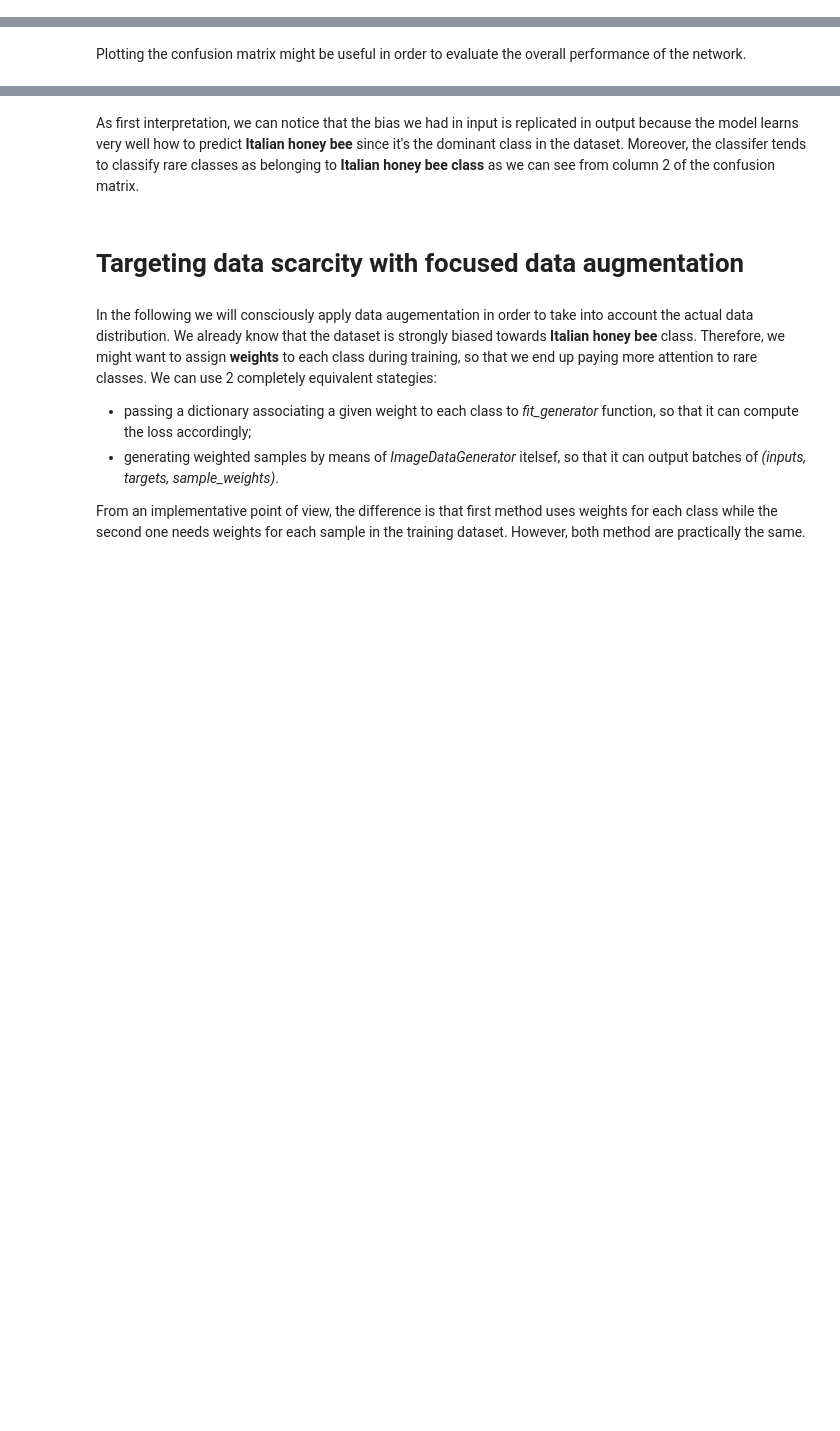
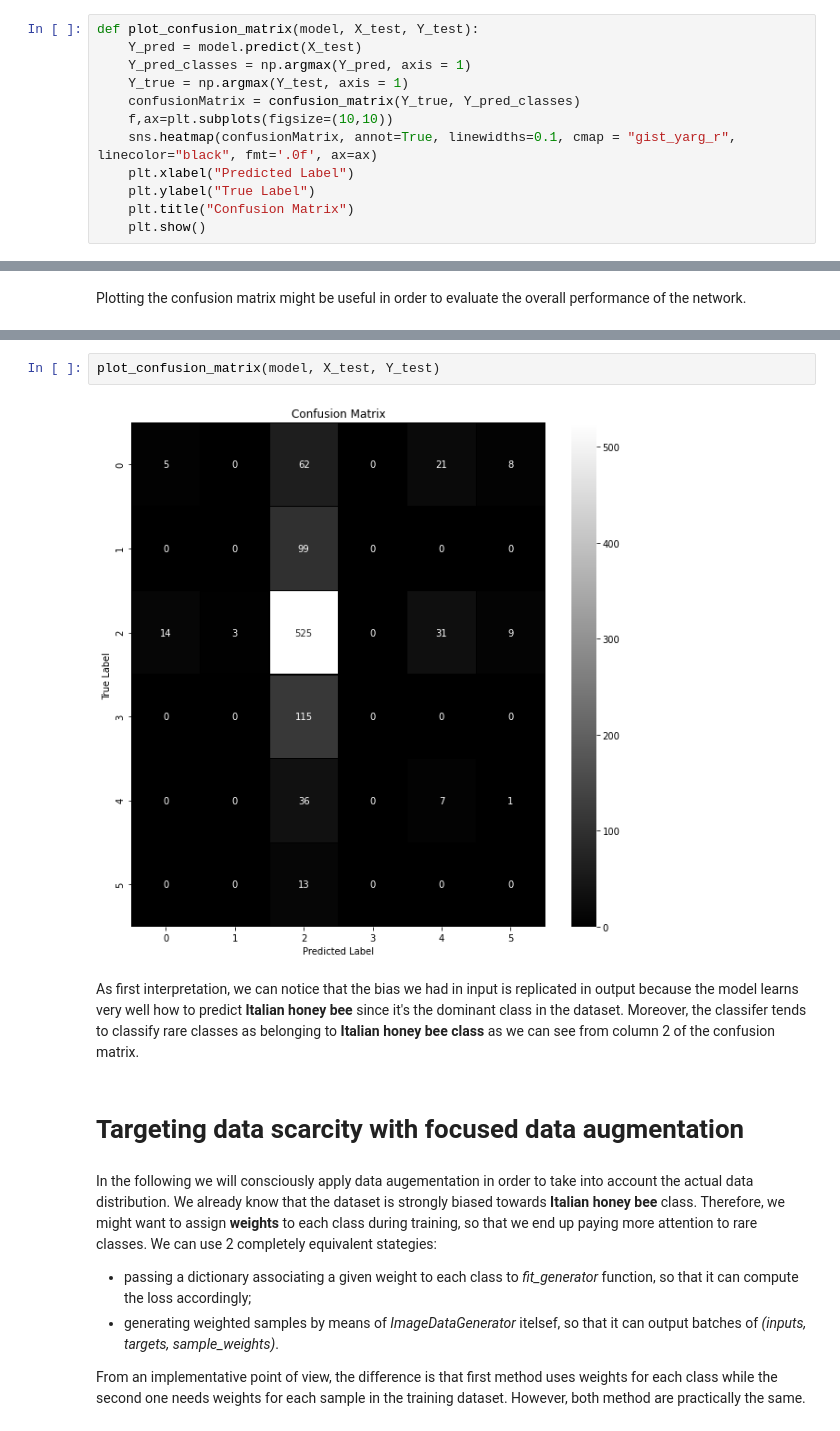
Before and after one commit to altrimentidetto/beeloving, a Jupyter notebook: Implementation/CNN_for_single_bee_recognition.ipynb, the cells around one changed output, grey strips where cells are left out. Drawn from its saved outputs; the diff is of its cells as text; blank space fills up the shorter version.

```diff
--- a/Implementation/CNN_for_single_bee_recognition.ipynb
+++ b/Implementation/CNN_for_single_bee_recognition.ipynb
@@ -421,3 +433,15 @@ def plot_acc_loss(acc,loss):
+# %%
+def plot_confusion_matrix(model, X_test, Y_test):
+    Y_pred = model.predict(X_test)
+    Y_pred_classes = np.argmax(Y_pred, axis = 1)
+    Y_true = np.argmax(Y_test, axis = 1)
+    confusionMatrix = confusion_matrix(Y_true, Y_pred_classes)
+    f,ax=plt.subplots(figsize=(10,10))
+    sns.heatmap(confusionMatrix, annot=True, linewidths=0.1, cmap = "gist_yarg_r", linecolor="black", fmt='.0f', ax=ax)
+    plt.xlabel("Predicted Label")
+    plt.ylabel("True Label")
+    plt.title("Confusion Matrix")
+    plt.show()
 # %% [markdown]
 We get the summary of the model so that we can have an idea of the architechture and the weigths that will be trained.
 # %%
@@ -518,3 +519,7 @@ plt.show()
+# %%
+plot_confusion_matrix(model, X_test, Y_test)
+# %% [output]
+[figure, added]
 # %% [markdown]
 As first interpretation, we can notice that the bias we had in input is replicated in output because the model learns very well how to predict **Italian honey bee** since it's the dominant class in the dataset. Moreover, the classifer tends to classify rare classes as belonging to **Italian honey bee class** as we can see from column 2 of the confusion matrix.
 # %% [markdown]
```
Also changed, not shown: parts of 49 cells of this notebook.
